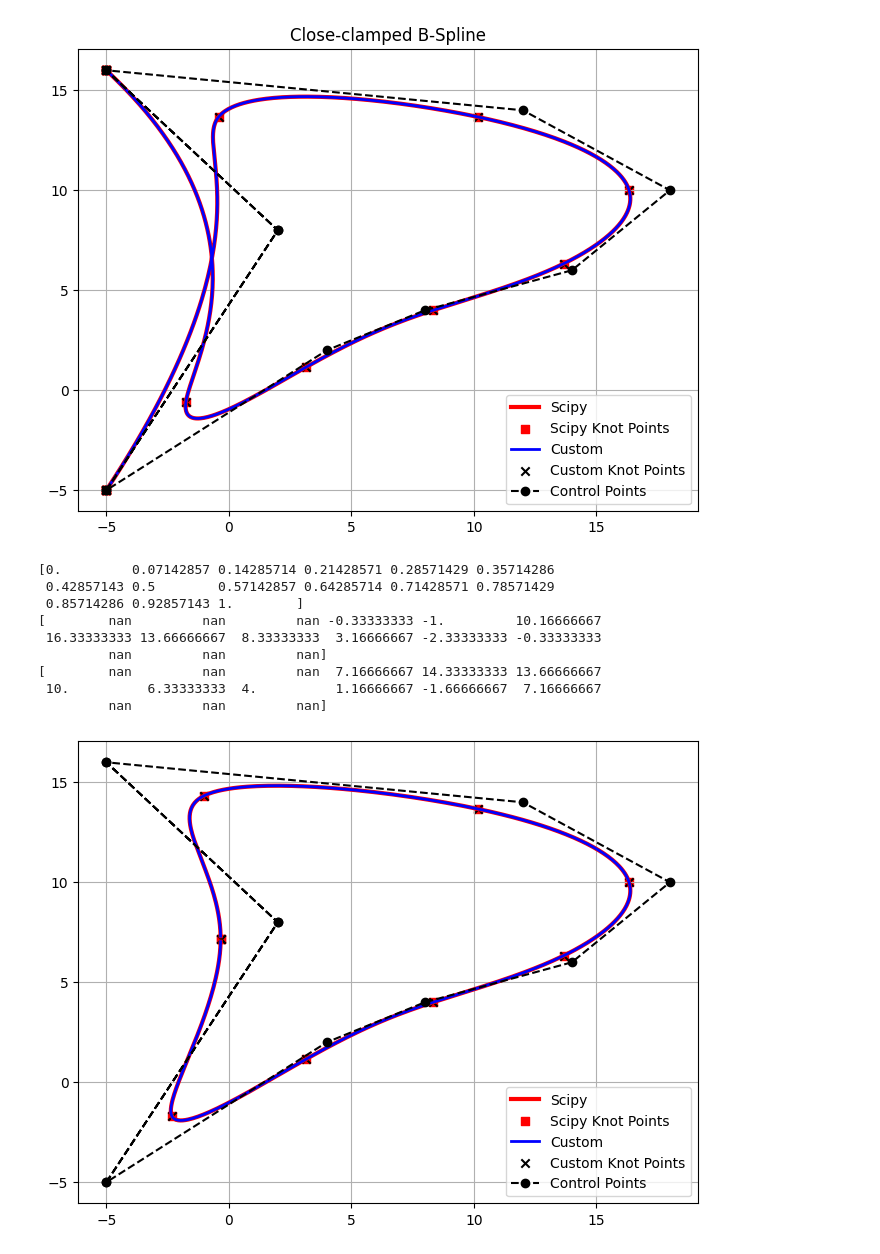
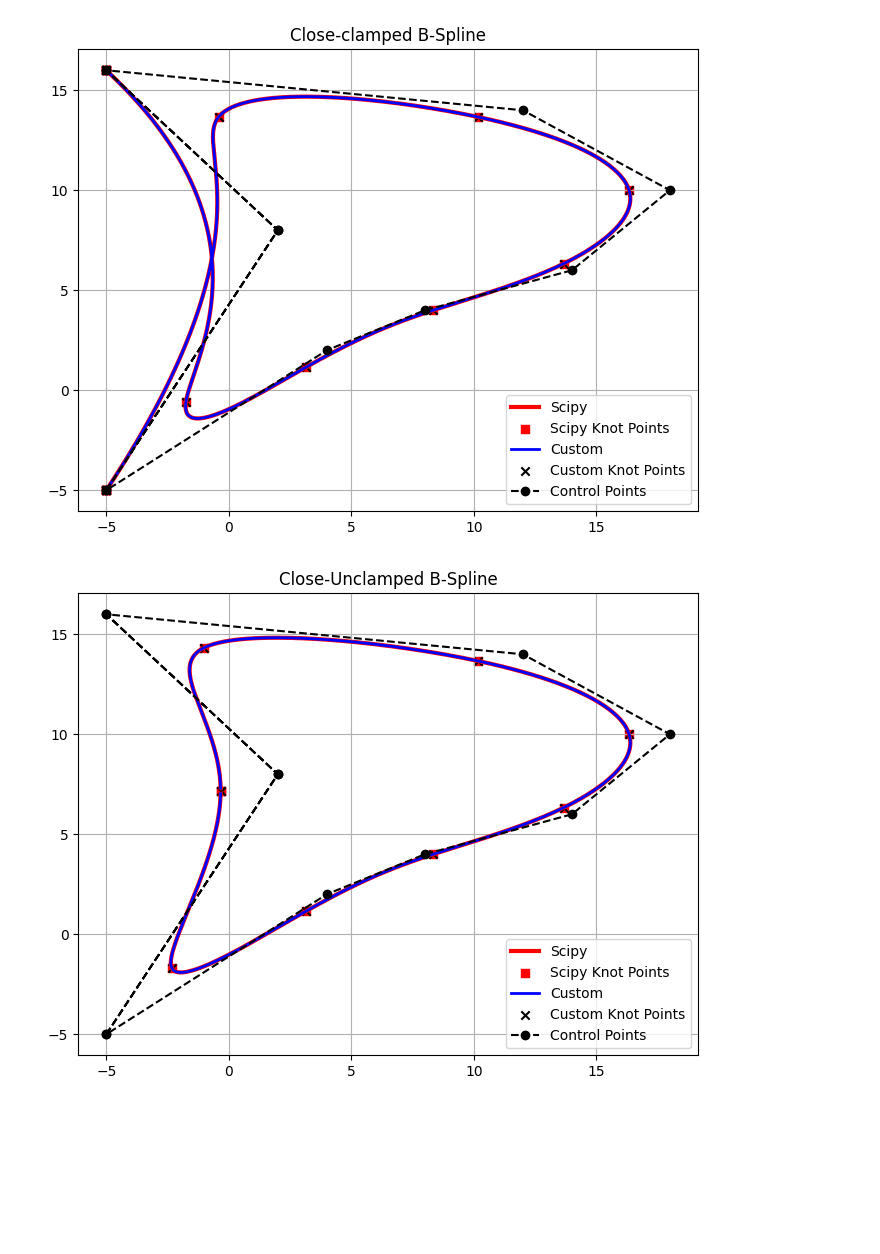
Before and after one commit to Haus226/numericAnalysis, a Jupyter notebook: Chapter 3.ipynb, the cells around one changed output. Saved outputs shown, nothing was run; the diff lists cells and outputs as text; code cells hidden in the pictures; blank space fills up the shorter version.

```diff
--- a/Chapter 3.ipynb
+++ b/Chapter 3.ipynb
@@ -498,7 +505,6 @@ def deBoor(x, knots, k, is_clamped=None, is_wrapped_knot=None):
         basis[idx + 1, -k - 1] = 1
 
     for kdx in range(1, k + 1):
-        print(basis)
 
         # i index in the following represents the i_th knot or i_th order k basis functions, therefore, when discussing about i
         # the indexing will affect on the columns of knots and basis.
@@ -529,9 +535,10 @@ def deBoor(x, knots, k, is_clamped=None, is_wrapped_knot=None):
 
     return basis
 
-def BSplineND(x, knots, control_points, k):
+def BSplineND(x, knots, control_points, k, weights=None):
     is_clamped = np.all(knots[:k] == knots[0]) and np.all(knots[-k - 1:] == knots[-1])
-    is_wrapped_knot = np.all(knots[:k + 1] == knots[len(control_points) - 1:])
+    is_wrapped_knot = False
+    # is_wrapped_knot = np.all(knots[:k + 2] == knots[len(control_points) - 1:])
 
     m = len(knots) - k - 1
     assert (m >= k + 1) and (len(control_points) >= m)
@@ -540,14 +547,19 @@ def BSplineND(x, knots, control_points, k):
     if (not is_clamped) and (not is_wrapped_knot):
         x_[x_ < knots_[k]] = np.nan
         x_[x_ > knots_[-k - 1]] = np.nan
-    if is_wrapped_knot:
-        knots_[len(control_points) - 1:] = 0
+    # if is_wrapped_knot:
+    #     knots_[len(control_points) - 1:] = 0
     basis = deBoor(x_, knots_, k, is_clamped, is_wrapped_knot)
+    if weights is not None:
+        weights = weights[:m]
+        weighted_basis = basis * weights
+        denominator = np.sum(weighted_basis, axis=1, keepdims=True)
+        basis = weighted_basis / denominator
     return [(basis @ control_points[:m, idx]) for idx in range(control_points.shape[1])]
 # %%
 from scipy.interpolate import BSpline as sciBSpline
 
-def plot_comparison(knots, control_points, p, include_scipy=True, title="", num_p=1000):
+def plot_comparison(knots, control_points, p, weights=None, include_scipy=True, title="", num_p=1000):
     t = np.linspace(0, 1, num_p)
     px, py = control_points[:, 0], control_points[:, 1]
     plt.figure(figsize=(8, 6))
@@ -561,14 +573,14 @@ def plot_comparison(knots, control_points, p, include_scipy=True, title="", num_
         plt.plot(curve_x, curve_y, 'r-', label="Scipy", lw=3)
         plt.scatter(knot_x, knot_y, color='red', marker='s', label="Scipy Knot Points")
 
-    curve_x, curve_y = BSplineND(t, knots, control_points, p)
-    knot_x, knot_y = BSplineND(knots, knots, control_points, p)
+    curve_x, curve_y = BSplineND(t, knots, control_points, p, weights)
+    knot_x, knot_y = BSplineND(knots, knots, control_points, p, weights)
     plt.plot(curve_x, curve_y, 'b', label="Custom", lw=2)
-    plt.scatter(knot_x, knot_y, color='red', marker='x', label="Custom Knot Points")
+    plt.scatter(knot_x, knot_y, color='black', marker='x', label="Custom Knot Points")
     plt.plot(control_points[:, 0], control_points[:, 1], 'ko--', label='Control Points')
-    print(knot_x)
-    print(knot_y)
-    print(np.unique(knot_x), np.unique(knot_y))
+    # print(knot_x)
+    # print(knot_y)
+    # print(np.unique(knot_x), np.unique(knot_y))
     plt.grid()
     plt.legend()
     plt.title(title)
@@ -626,26 +638,17 @@ plot_comparison(knots, control_points, p, "Close-clamped B-Spline")
 # %%
 # Wrap control points
 control_points = np.array([
     [-5, -5], [2, 8], [-5, 16], [12, 14], [18, 10],
     [14, 6], [8, 4], [4, 2],
     # Wrapped control points
     [-5, -5], [2, 8], [-5, 16]
 ])
 
 n = len(control_points) - 1
 p = 3
 m = n + p + 1
 
 knots = np.linspace(0, 1, m + 1)
-plot_comparison(knots, control_points, p, "Close-Unclamped B-Spline")
+plot_comparison(knots, control_points, p, None, True, "Close-Unclamped B-Spline")
 # %% [output]
-[0.         0.07142857 0.14285714 0.21428571 0.28571429 0.35714286
- 0.42857143 0.5        0.57142857 0.64285714 0.71428571 0.78571429
- 0.85714286 0.92857143 1.        ]
-[        nan         nan         nan -0.33333333 -1.         10.16666667
- 16.33333333 13.66666667  8.33333333  3.16666667 -2.33333333 -0.33333333
-         nan         nan         nan]
-[        nan         nan         nan  7.16666667 14.33333333 13.66666667
- 10.          6.33333333  4.          1.16666667 -1.66666667  7.16666667
-         nan         nan         nan]
-[figure, old version]
+[figure, new version]
```
Also changed, not shown: parts of 12 cells of this notebook.
